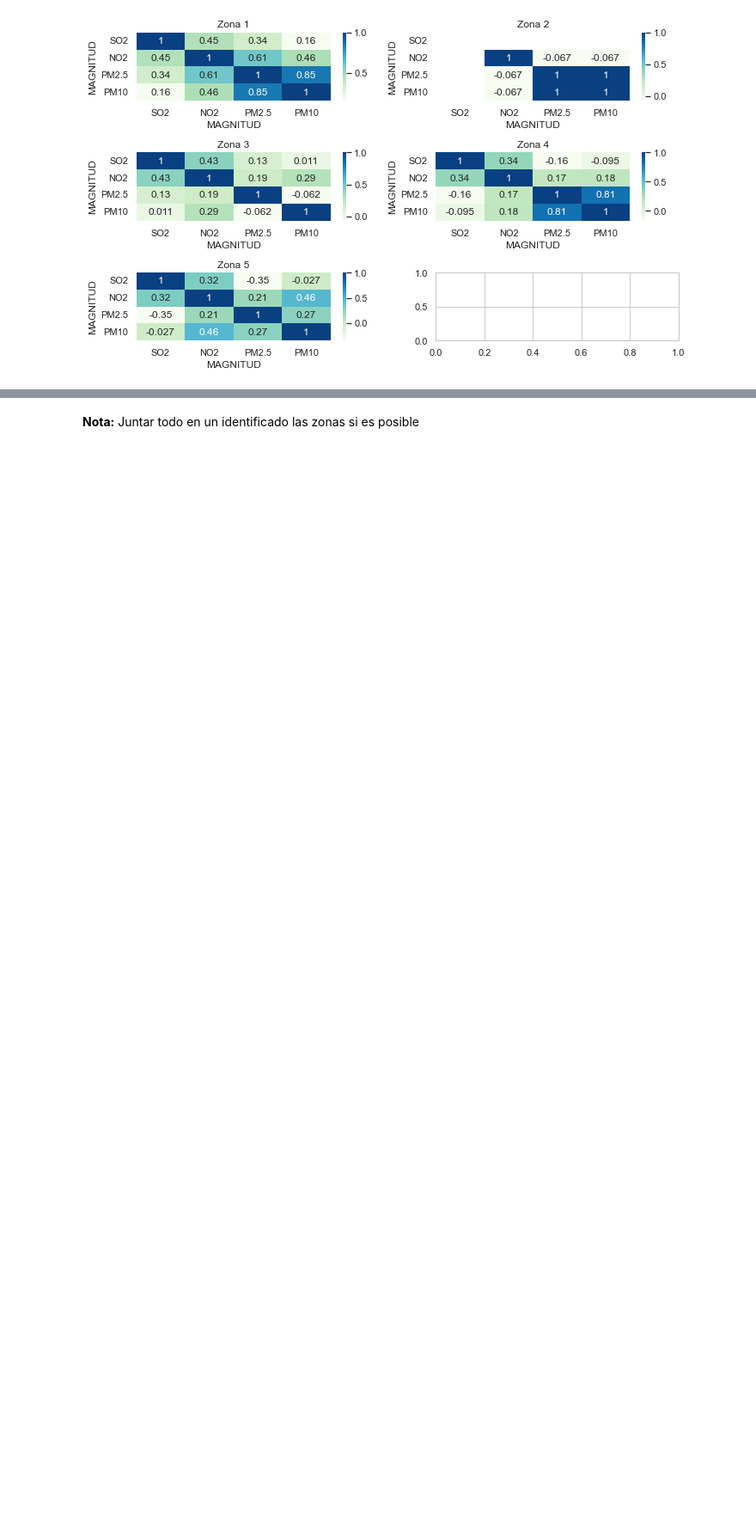
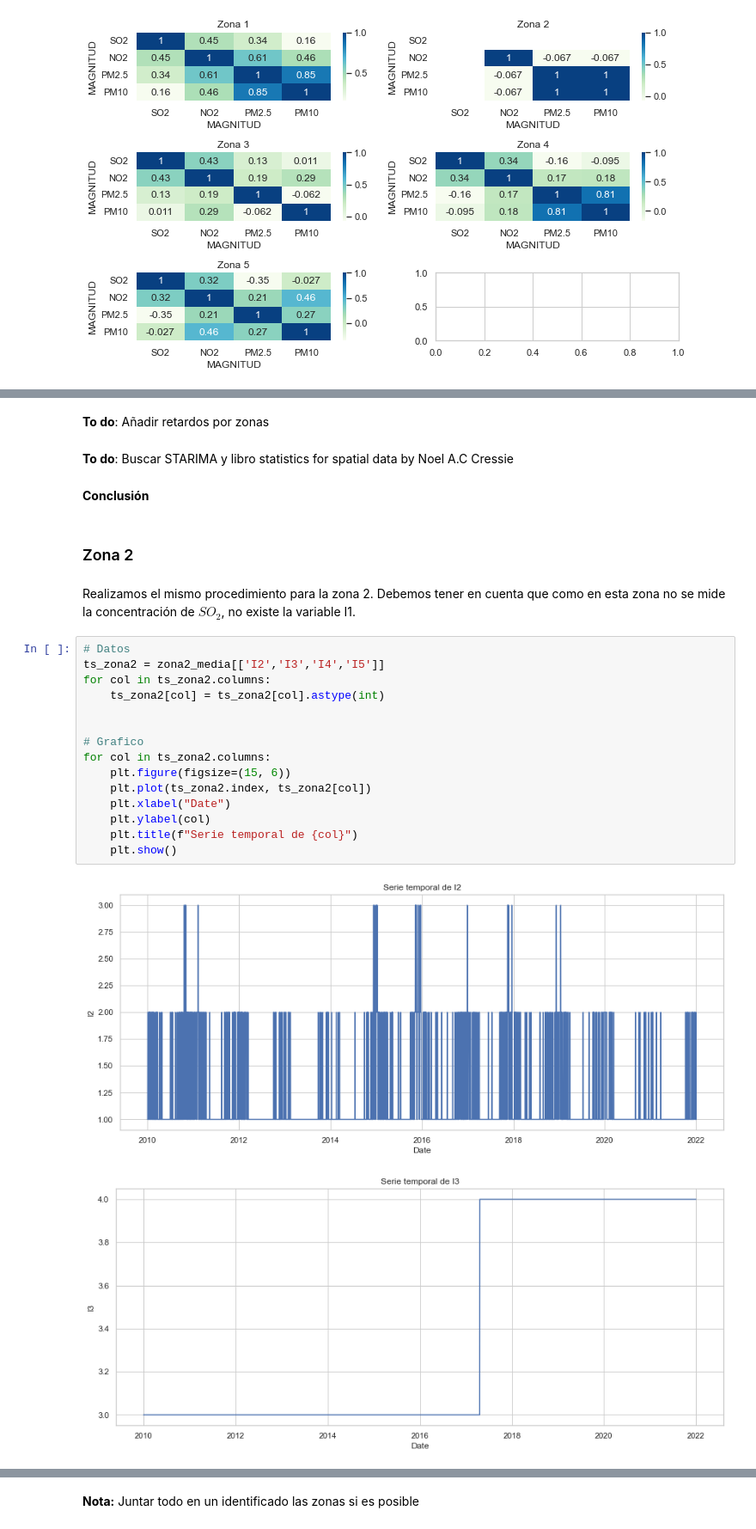
Before and after one commit to sofiamacein/TFG-Calidad-Aire-Madrid, a Jupyter notebook: TFG. CALIDAD AIRE MADRID_EDA.ipynb, the cells around one changed output, grey strips where cells are left out. Shown at 86% size. Drawn from its saved outputs; the diff is of its cells as text; blank space fills up the shorter version.

```diff
--- a/TFG. CALIDAD AIRE MADRID_EDA.ipynb
+++ b/TFG. CALIDAD AIRE MADRID_EDA.ipynb
@@ -829,0 +1274,28 @@ plt.show()
+# %% [markdown]
+**To do**: Añadir retardos por zonas
+# %% [markdown]
+**To do**: Buscar STARIMA  y libro statistics for spatial data by Noel A.C Cressie
+# %% [markdown]
+**Conclusión**
+# %% [markdown]
+### Zona 2
+# %% [markdown]
+Realizamos el mismo procedimiento para la zona 2. Debemos tener en cuenta que como en esta zona no se mide la concentración de $SO_2$, no existe la variable I1.
+# %%
+# Datos
+ts_zona2 = zona2_media[['I2','I3','I4','I5']]
+for col in ts_zona2.columns:
+    ts_zona2[col] = ts_zona2[col].astype(int)
+
+
+# Grafico
+for col in ts_zona2.columns:
+    plt.figure(figsize=(15, 6))
+    plt.plot(ts_zona2.index, ts_zona2[col])
+    plt.xlabel("Date")
+    plt.ylabel(col)
+    plt.title(f"Serie temporal de {col}")
+    plt.show()
+# %% [output]
+[figure, added]
+[figure, added]
```
Also changed, not shown: parts of 65 cells of this notebook.
